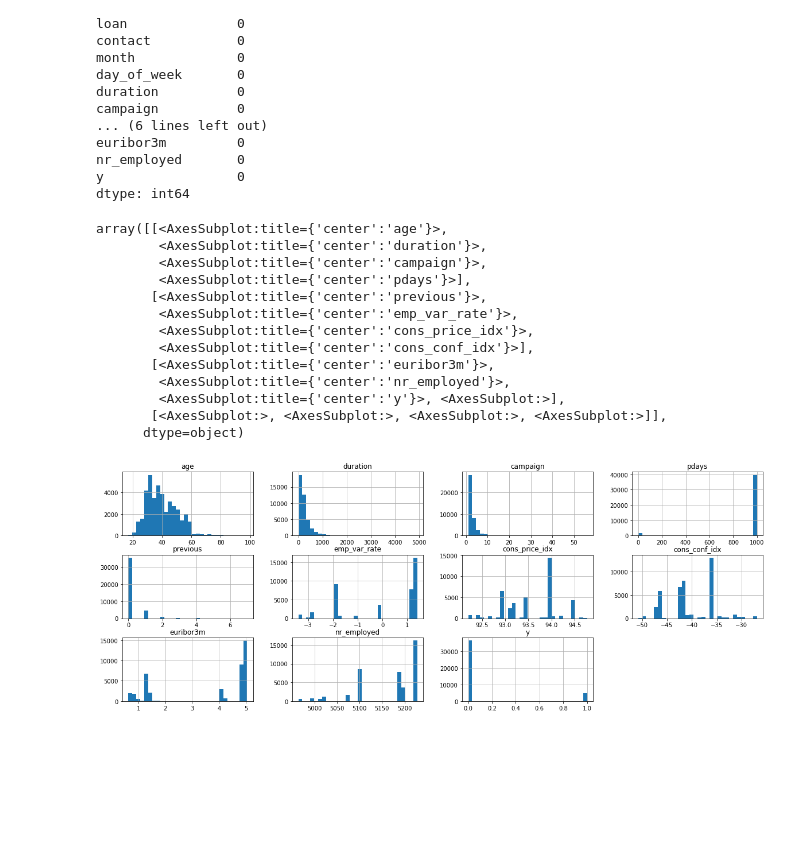
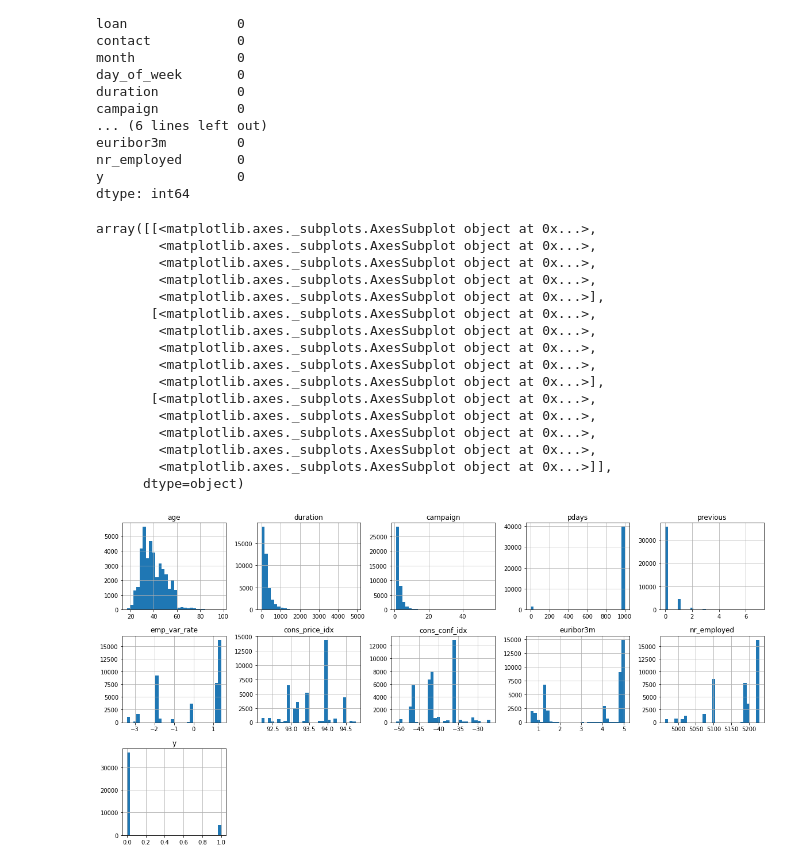
Before and after one commit to avgupt/DMG-Assignments, a Jupyter notebook: Assignment-1/code/dataset3.ipynb, the cells around one changed output. Cells and saved outputs as stored; diff of their text form; code cells hidden in the pictures; blank space fills up the shorter version.

```diff
--- a/Assignment-1/code/dataset3.ipynb
+++ b/Assignment-1/code/dataset3.ipynb
@@ -3,7 +3,7 @@ import numpy as np
 import matplotlib.pyplot as plt
 import pandas as pd
 # %%
-data3 = pd.read_csv("../data/banking.csv")
+data3 = pd.read_csv("/content/banking.csv")
 data3.head()
 # %% [output]
 |  | age | job | marital | education | default | housing | loan | contact | month | day_of_week | ... |
@@ -38,21 +38,24 @@ nr_employed       0
 y                 0
 dtype: int64
 # %%
-data3.hist(figsize=(20, 10), grid = True, layout=(4, 4), bins = 30)
+data3.hist(figsize=(20, 10), grid = True, layout=(3, 5), bins = 30)
 # %% [output]
-array([[<AxesSubplot:title={'center':'age'}>,
-        <AxesSubplot:title={'center':'duration'}>,
-        <AxesSubplot:title={'center':'campaign'}>,
-        <AxesSubplot:title={'center':'pdays'}>],
-       [<AxesSubplot:title={'center':'previous'}>,
-        <AxesSubplot:title={'center':'emp_var_rate'}>,
-        <AxesSubplot:title={'center':'cons_price_idx'}>,
-        <AxesSubplot:title={'center':'cons_conf_idx'}>],
-       [<AxesSubplot:title={'center':'euribor3m'}>,
-        <AxesSubplot:title={'center':'nr_employed'}>,
-        <AxesSubplot:title={'center':'y'}>, <AxesSubplot:>],
-       [<AxesSubplot:>, <AxesSubplot:>, <AxesSubplot:>, <AxesSubplot:>]],
+array([[<matplotlib.axes._subplots.AxesSubplot object at 0x...>,
+        <matplotlib.axes._subplots.AxesSubplot object at 0x...>,
+        <matplotlib.axes._subplots.AxesSubplot object at 0x...>,
+        <matplotlib.axes._subplots.AxesSubplot object at 0x...>,
+        <matplotlib.axes._subplots.AxesSubplot object at 0x...>],
+       [<matplotlib.axes._subplots.AxesSubplot object at 0x...>,
+        <matplotlib.axes._subplots.AxesSubplot object at 0x...>,
+        <matplotlib.axes._subplots.AxesSubplot object at 0x...>,
+        <matplotlib.axes._subplots.AxesSubplot object at 0x...>,
+        <matplotlib.axes._subplots.AxesSubplot object at 0x...>],
+       [<matplotlib.axes._subplots.AxesSubplot object at 0x...>,
+        <matplotlib.axes._subplots.AxesSubplot object at 0x...>,
+        <matplotlib.axes._subplots.AxesSubplot object at 0x...>,
+        <matplotlib.axes._subplots.AxesSubplot object at 0x...>,
+        <matplotlib.axes._subplots.AxesSubplot object at 0x...>]],
       dtype=object)
-[figure, old version]
+[figure, new version]
 # %%
 cat_cols = ["job", "marital", "education", "default", "housing", "loan", "contact", "month", "day_of_week", "poutcome"]
```
Also changed, not shown: parts of 13 cells of this notebook, 2 other files.
